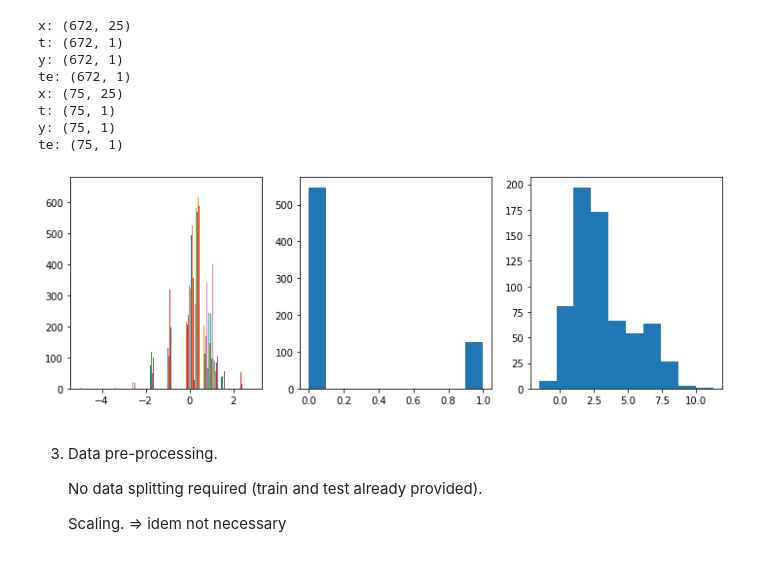
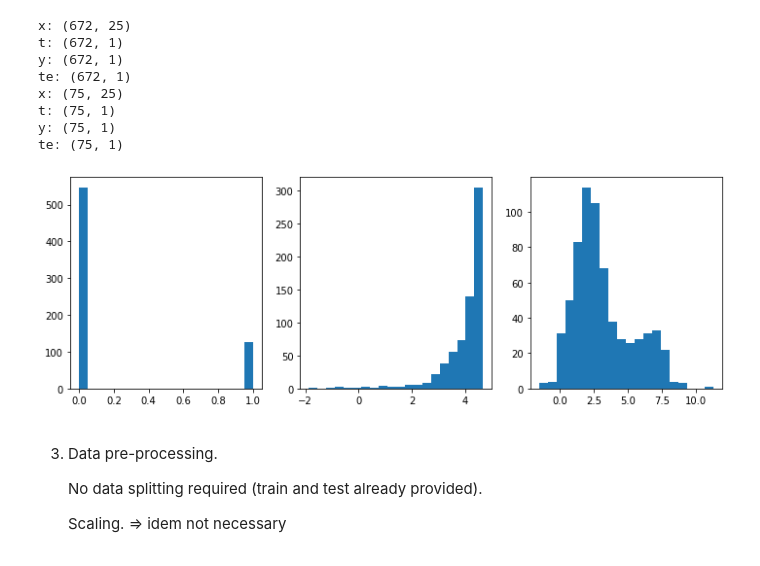
Before and after one commit to aubertadrien/IADS_ML_for_causal_inference, a Jupyter notebook: Exercise_IHDP.ipynb, the cells around one changed output. Saved outputs shown, nothing was run; the diff lists cells and outputs as text; code cells hidden in the pictures.

```diff
--- a/Exercise_IHDP.ipynb
+++ b/Exercise_IHDP.ipynb
@@ -177,20 +180,21 @@ te: (75, 1)
 x_train = data_train['x']#.reshape(-1, 1) --> not single dimension so should not be reshaped
 t_train = data_train['t'].reshape(-1, 1)
 y_train = data_train['y']#.reshape(-1, 1)
+te_train = data_train['te']#.reshape(-1, 1)
 
 x_test = data_test['x']#.reshape(-1, 1)
 t_test = data_test['t'].reshape(-1, 1)
 y_test = data_test['y']#.reshape(-1, 1)
 # %%
 #Plot the distributions:
-bins=10
+bins=20
 fig, axs = plt.subplots(1, 3, figsize=(12, 4))
-axs[0].hist(x_train, bins=bins) #pre-treatment covariates
-axs[1].hist(t_train, bins=bins) #treatment
+axs[0].hist(t_train, bins=bins) #pre-treatment covariates
+axs[1].hist(te_train, bins=bins) #treatment
 axs[2].hist(y_train, bins=bins) #outcome
 plt.show()
 # %% [output]
-[figure, old version]
+[figure, new version]
 # %% [markdown]
 3. Data pre-processing.
 
```
Also changed, not shown: parts of 3 cells of this notebook.
